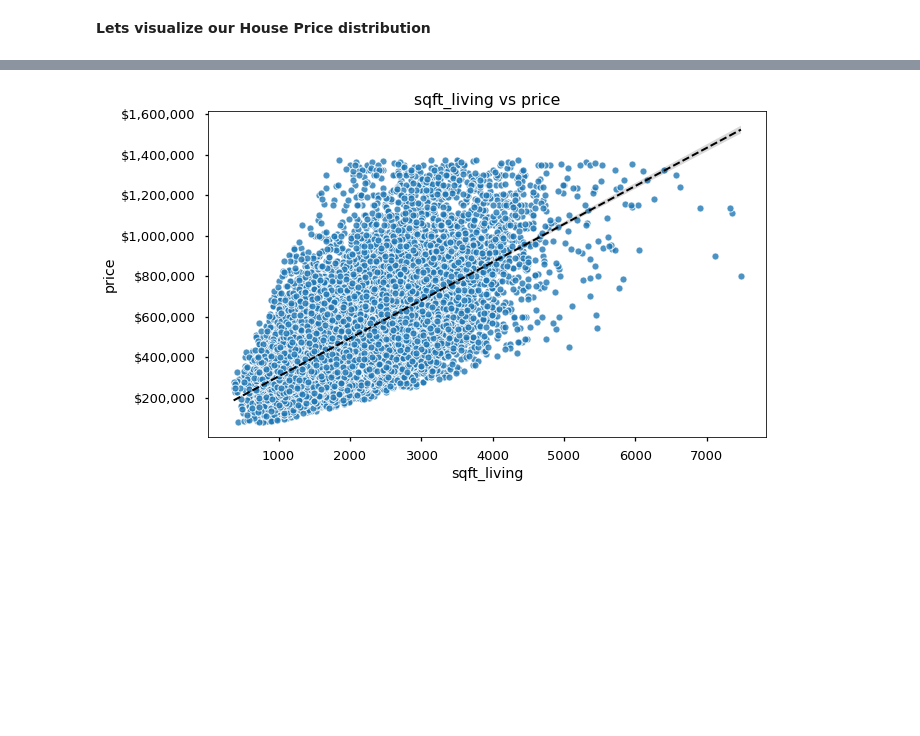
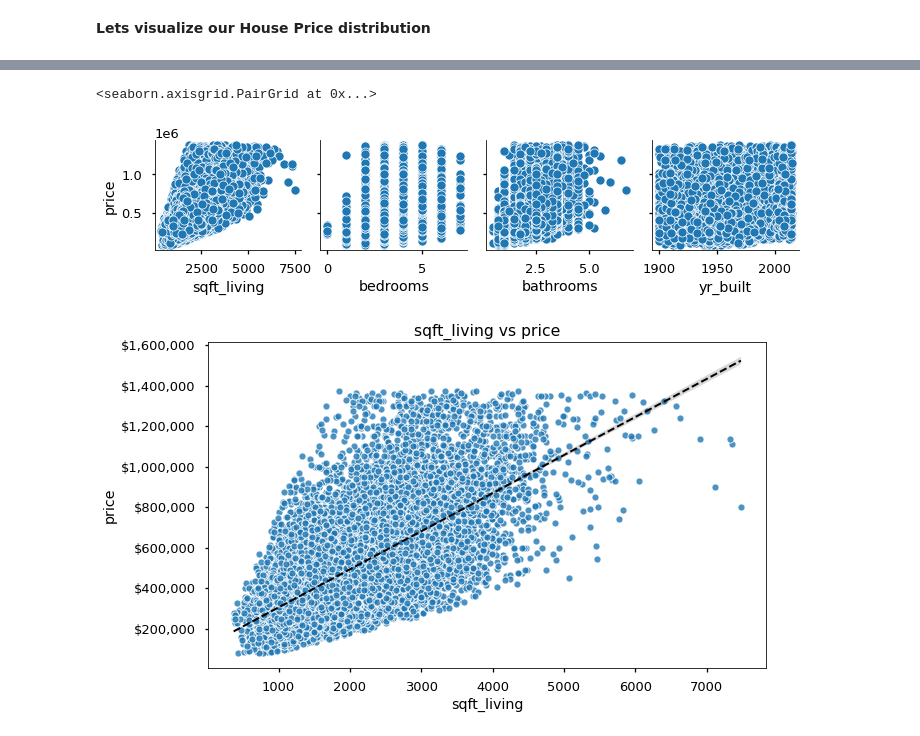
Before and after one commit to purvikansara/Sample_Regression, a Jupyter notebook: House Price Prediction.ipynb, the cells around one changed output, grey strips where cells are left out. Drawn from its saved outputs; the diff is of its cells as text; code cells hidden in the pictures; blank space fills up the shorter version.

```diff
--- a/House Price Prediction.ipynb
+++ b/House Price Prediction.ipynb
@@ -283,3 +290,11 @@ ax.xaxis.set_major_formatter(price_fmt_mill)
+# %%
+## Plot only sqft_living, bedroom, bathroom ,year_build using pair plot with target price
+import seaborn as sns
+plot_cols=['sqft_living','bedrooms','bathrooms','yr_built']
+sns.pairplot(data=df, y_vars='price',x_vars=plot_cols)
+# %% [output]
+<seaborn.axisgrid.PairGrid at 0x...>
+[figure, added]
 # %%
 # NOTE: if we had more time, we would write this together.
 def plot_feature_vs_target(df,x='sqft_living',y='price',price_format=True):
```
Also changed, not shown: parts of 26 cells of this notebook.
